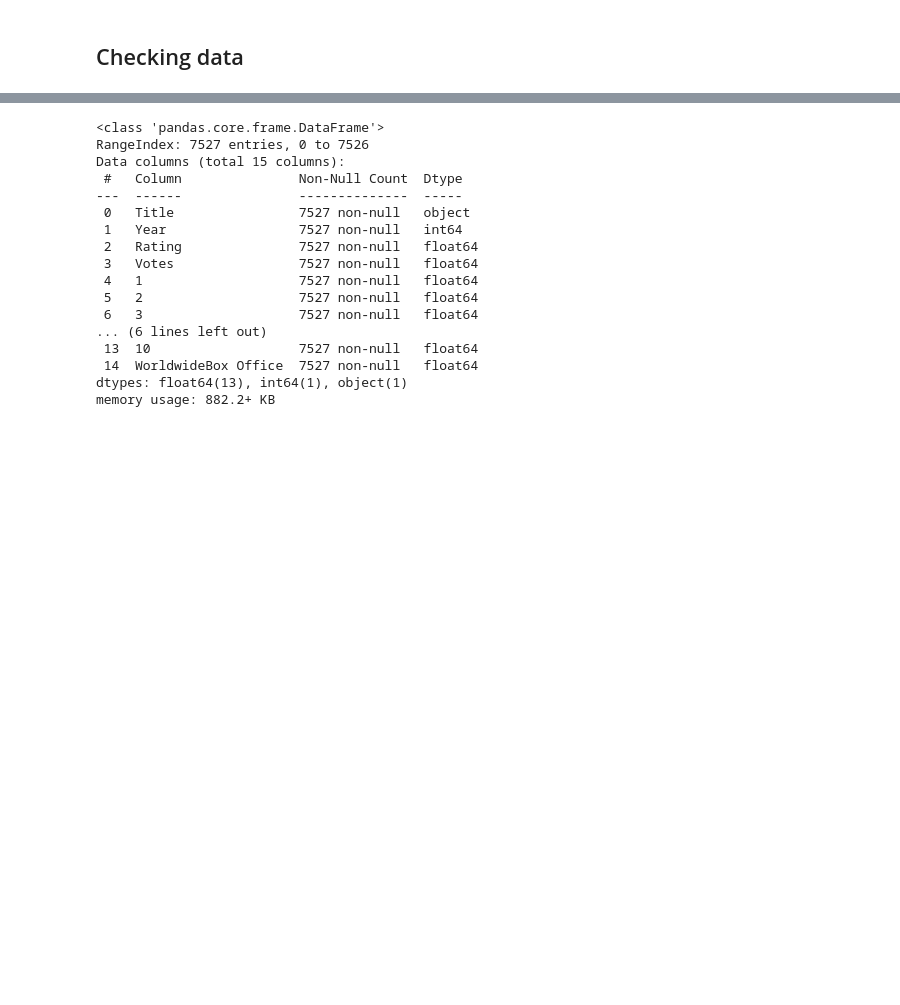
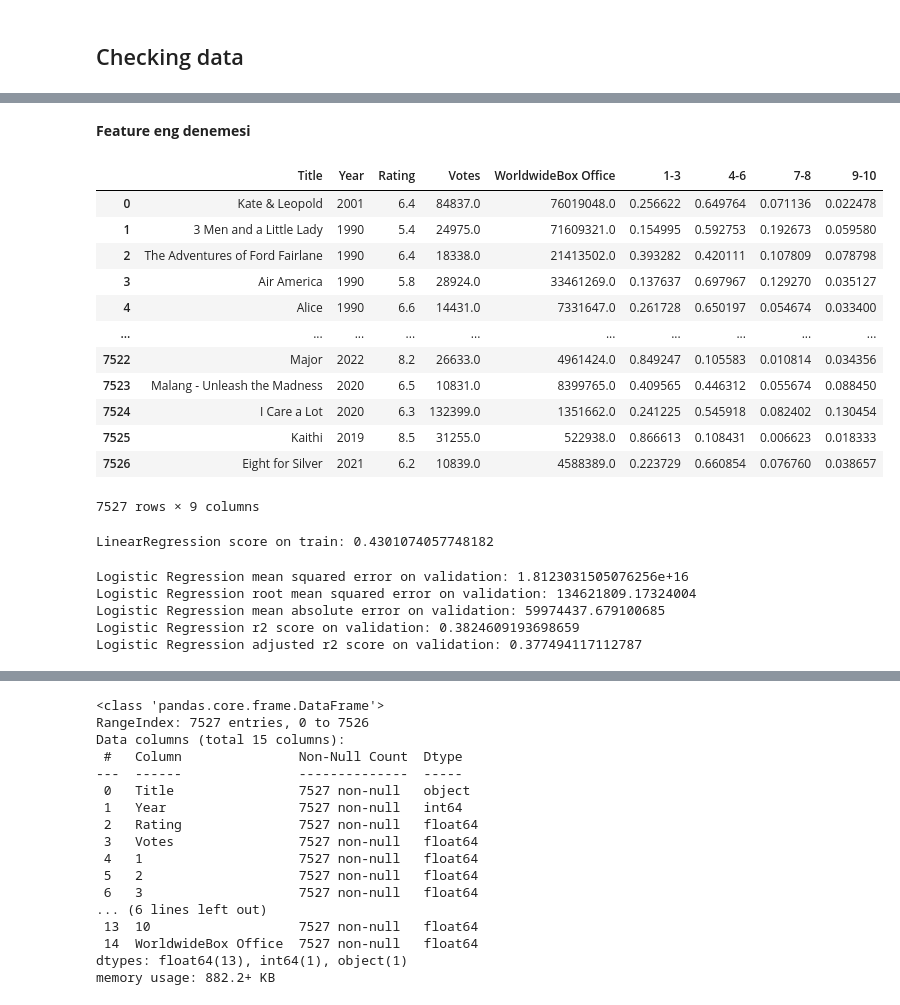
Before and after one commit to emre-bl/Movie-Revenue-Prediction, a Jupyter notebook: İMDB-m.ipynb, the cells around one changed output, grey strips where cells are left out. Cells and saved outputs as stored; diff of their text form; code cells hidden in the pictures; blank space fills up the shorter version.

```diff
--- a/İMDB-m.ipynb
+++ b/İMDB-m.ipynb
@@ -178,0 +179,29 @@ data
+# %% [markdown]
+**Feature eng denemesi**
+# %%
+sec_data = pd.read_csv("movie_revenue_data.csv")
+# %%
+fe = pd.DataFrame(sec_data)
+
+fe['1-3'] = (fe['1'] + fe['2'] + fe['3'])/fe['Votes']
+fe['4-6'] = (fe['4'] + fe['5'] + fe['6'])/fe['Votes']
+fe['7-8'] = (fe['7'] + fe['8'])/fe['Votes']
+fe['9-10'] = (fe['9'] + fe['10'])/fe['Votes']
+
+fe.drop(['1','2','3','4','5','6','7','8','9','10'], inplace=True, axis=1)
+# %%
+fe
+# %% [output]
+|  | Title | Year | Rating | Votes | WorldwideBox Office | 1-3 | 4-6 | 7-8 | 9-10 |
+| 0 | Kate & Leopold | 2001 | 6.4 | 84837.0 | 76019048.0 | 0.256622 | 0.649764 | 0.071136 | 0.022478 |
+| 1 | 3 Men and a Little Lady | 1990 | 5.4 | 24975.0 | 71609321.0 | 0.154995 | 0.592753 | 0.192673 | 0.059580 |
+| 2 | The Adventures of Ford Fairlane | 1990 | 6.4 | 18338.0 | 21413502.0 | 0.393282 | 0.420111 | 0.107809 | 0.078798 |
+| 3 | Air America | 1990 | 5.8 | 28924.0 | 33461269.0 | 0.137637 | 0.697967 | 0.129270 | 0.035127 |
+| 4 | Alice | 1990 | 6.6 | 14431.0 | 7331647.0 | 0.261728 | 0.650197 | 0.054674 | 0.033400 |
+| ... | ... | ... | ... | ... | ... | ... | ... | ... | ... |
+| 7522 | Major | 2022 | 8.2 | 26633.0 | 4961424.0 | 0.849247 | 0.105583 | 0.010814 | 0.034356 |
+| 7523 | Malang - Unleash the Madness | 2020 | 6.5 | 10831.0 | 8399765.0 | 0.409565 | 0.446312 | 0.055674 | 0.088450 |
+| 7524 | I Care a Lot | 2020 | 6.3 | 132399.0 | 1351662.0 | 0.241225 | 0.545918 | 0.082402 | 0.130454 |
+| 7525 | Kaithi | 2019 | 8.5 | 31255.0 | 522938.0 | 0.866613 | 0.108431 | 0.006623 | 0.018333 |
+| 7526 | Eight for Silver | 2021 | 6.2 | 10839.0 | 4588389.0 | 0.223729 | 0.660854 | 0.076760 | 0.038657 |
+7527 rows × 9 columns
@@ -178,0 +218,29 @@ data
+# %%
+from sklearn.linear_model import LinearRegression
+LR = LinearRegression().fit(feX_train, fey_train)
+print("LinearRegression score on train:", LR.score(feX_train, fey_train))
+# %% [output]
+LinearRegression score on train: 0.4301074057748182
+# %%
+feLR_validation_prediction = LR.predict(feX_validation)
+
+from sklearn.metrics import mean_squared_error
+print("Logistic Regression mean squared error on validation:", mean_squared_error(fey_validation, feLR_validation_prediction, squared=True))
+
+from sklearn.metrics import mean_squared_error
+print("Logistic Regression root mean squared error on validation:", mean_squared_error(fey_validation, feLR_validation_prediction ,squared=False))
+
+from sklearn.metrics import mean_absolute_error
+print("Logistic Regression mean absolute error on validation:", mean_absolute_error(fey_validation, feLR_validation_prediction))
+
+from sklearn.metrics import r2_score
+print("Logistic Regression r2 score on validation:", r2_score(fey_validation, feLR_validation_prediction))
+
+#Adjusted R Squared:
+print("Logistic Regression adjusted r2 score on validation:", 1-(1-r2_score(fey_validation, feLR_validation_prediction))*((len(fey_validation))-1)/((len(fey_validation))-len(feX_validation.columns)))
+# %% [output]
+Logistic Regression mean squared error on validation: 1.8123031505076256e+16
+Logistic Regression root mean squared error on validation: 134621809.17324004
+Logistic Regression mean absolute error on validation: 59974437.679100685
+Logistic Regression r2 score on validation: 0.3824609193698659
+Logistic Regression adjusted r2 score on validation: 0.377494117112787
```
Also changed, not shown: parts of 16 cells of this notebook.
